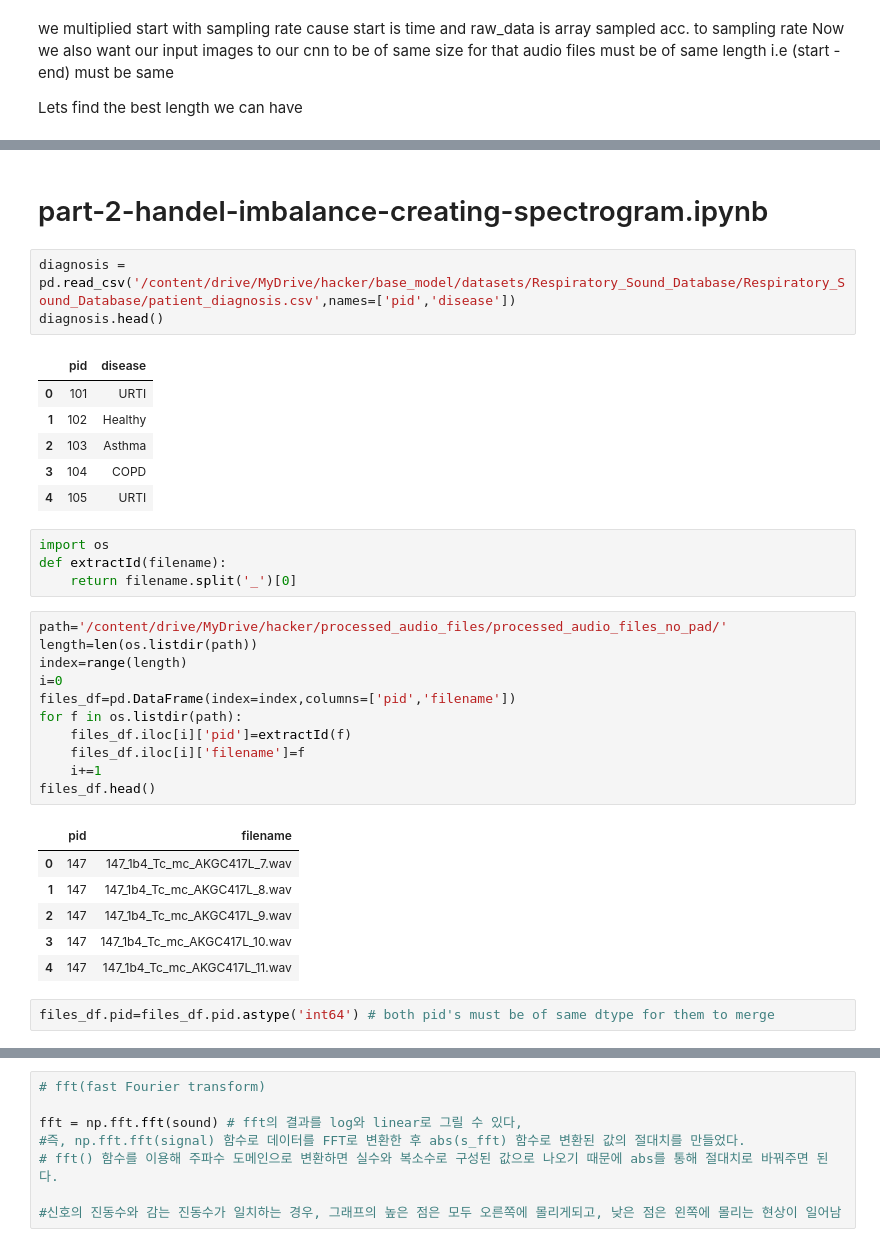
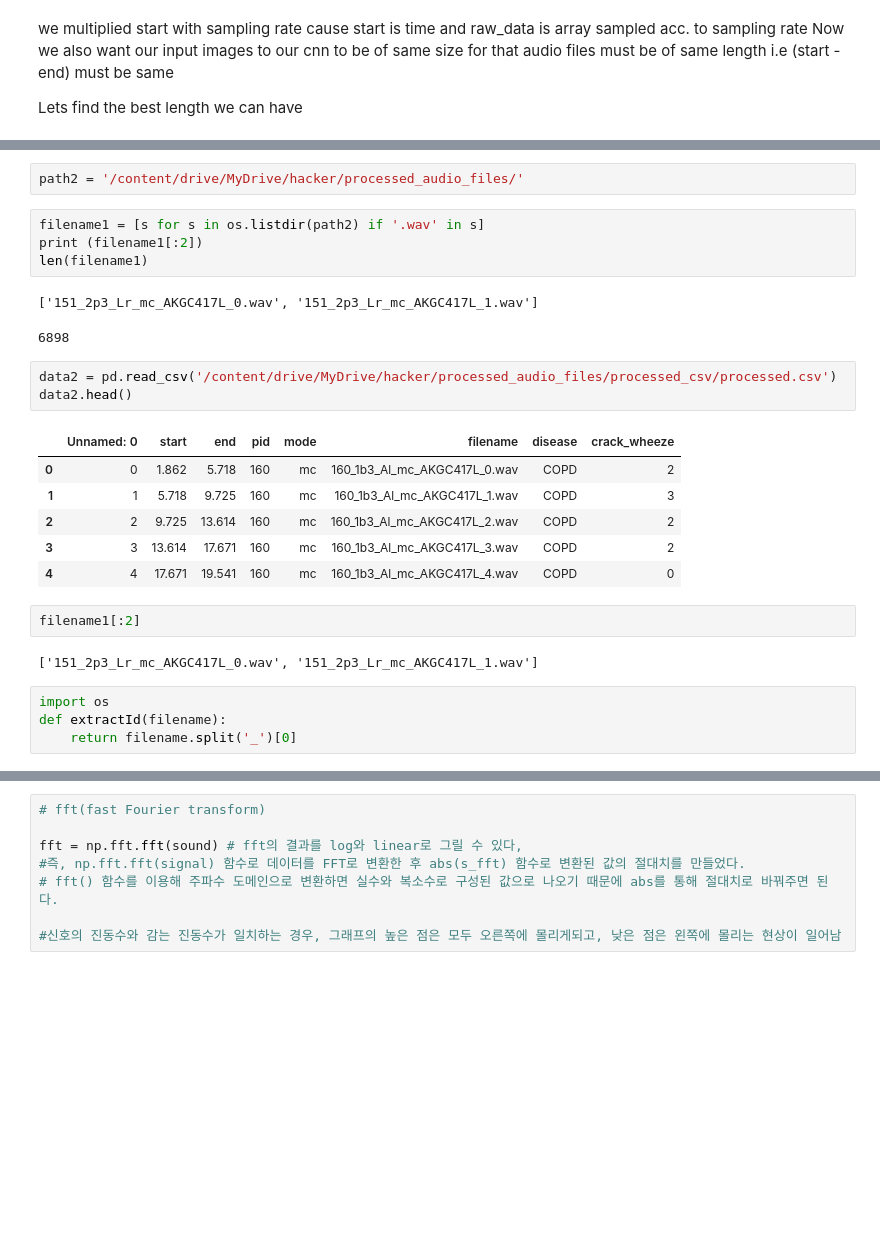
Before and after one commit to SongheeJo/aiffelthon, a Jupyter notebook: wonjin/WONJIN.ipynb, the cells around one changed output, grey strips where cells are left out. Saved outputs shown, nothing was run; the diff lists cells and outputs as text; blank space fills up the shorter version.

```diff
--- a/wonjin/WONJIN.ipynb
+++ b/wonjin/WONJIN.ipynb
@@ -251,36 +213,27 @@ print('Total Files Processed: ',c)
-# %% [markdown]
-# part-2-handel-imbalance-creating-spectrogram.ipynb
+# %%
+path2 = '/content/drive/MyDrive/hacker/processed_audio_files/'
+# %%
+filename1 = [s for s in os.listdir(path2) if '.wav' in s]
+print (filename1[:2])
+len(filename1)
+# %% [output]
+['151_2p3_Lr_mc_AKGC417L_0.wav', '151_2p3_Lr_mc_AKGC417L_1.wav']
+6898
 # %%
-diagnosis = pd.read_csv('/content/drive/MyDrive/hacker/base_model/datasets/Respiratory_Sound_Database/Respiratory_Sound_Database/patient_diagnosis.csv',names=['pid','disease'])
-diagnosis.head()
+data2 = pd.read_csv('/content/drive/MyDrive/hacker/processed_audio_files/processed_csv/processed.csv')
+data2.head()
 # %% [output]
-|  | pid | disease |
-| 0 | 101 | URTI |
-| 1 | 102 | Healthy |
-| 2 | 103 | Asthma |
-| 3 | 104 | COPD |
-| 4 | 105 | URTI |
+|  | Unnamed: 0 | start | end | pid | mode | filename | disease | crack_wheeze |
+| 0 | 0 | 1.862 | 5.718 | 160 | mc | 160_1b3_Al_mc_AKGC417L_0.wav | COPD | 2 |
+| 1 | 1 | 5.718 | 9.725 | 160 | mc | 160_1b3_Al_mc_AKGC417L_1.wav | COPD | 3 |
+| 2 | 2 | 9.725 | 13.614 | 160 | mc | 160_1b3_Al_mc_AKGC417L_2.wav | COPD | 2 |
+| 3 | 3 | 13.614 | 17.671 | 160 | mc | 160_1b3_Al_mc_AKGC417L_3.wav | COPD | 2 |
+| 4 | 4 | 17.671 | 19.541 | 160 | mc | 160_1b3_Al_mc_AKGC417L_4.wav | COPD | 0 |
+# %%
+filename1[:2]
+# %% [output]
+['151_2p3_Lr_mc_AKGC417L_0.wav', '151_2p3_Lr_mc_AKGC417L_1.wav']
 # %%
 import os
 def extractId(filename):
     return filename.split('_')[0]
-# %%
-path='/content/drive/MyDrive/hacker/processed_audio_files/processed_audio_files_no_pad/'
-length=len(os.listdir(path))
-index=range(length)
-i=0
-files_df=pd.DataFrame(index=index,columns=['pid','filename'])
-for f in os.listdir(path):
-    files_df.iloc[i]['pid']=extractId(f)
-    files_df.iloc[i]['filename']=f
-    i+=1
-files_df.head()
-# %% [output]
-|  | pid | filename |
-| 0 | 147 | 147_1b4_Tc_mc_AKGC417L_7.wav |
-| 1 | 147 | 147_1b4_Tc_mc_AKGC417L_8.wav |
-| 2 | 147 | 147_1b4_Tc_mc_AKGC417L_9.wav |
-| 3 | 147 | 147_1b4_Tc_mc_AKGC417L_10.wav |
-| 4 | 147 | 147_1b4_Tc_mc_AKGC417L_11.wav |
-# %%
-files_df.pid=files_df.pid.astype('int64') # both pid's must be of same dtype for them to merge
```
Also changed, not shown: parts of 68 cells of this notebook.
